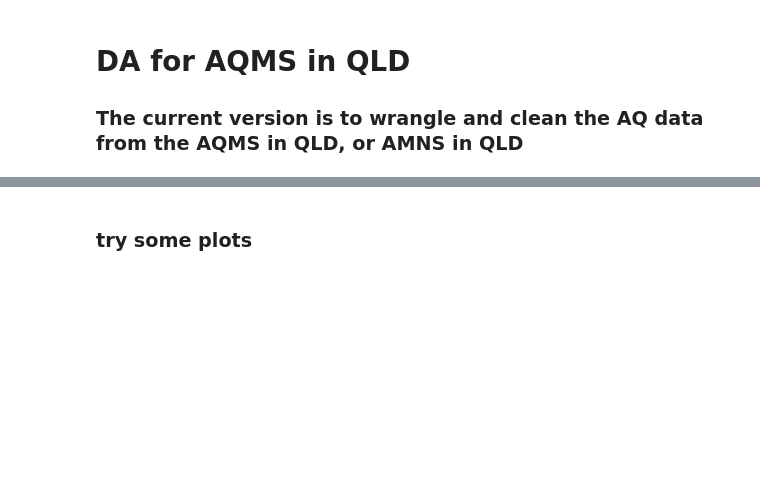
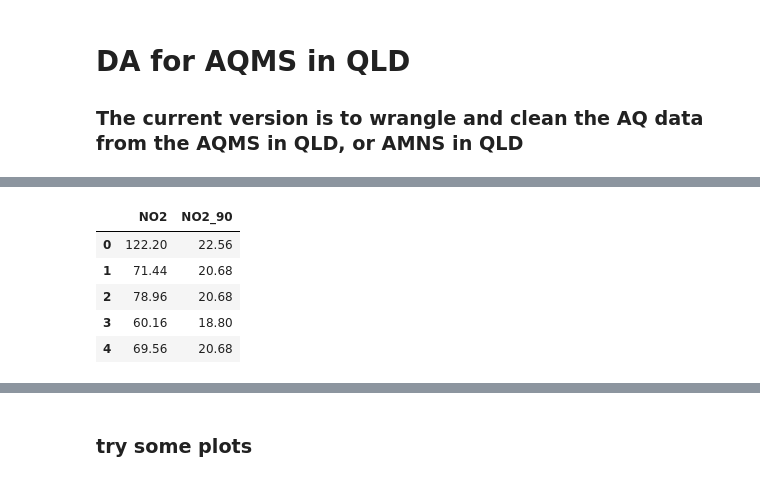
Before and after one commit to GinnCheng/DA_AQ_hub, a Jupyter notebook: main_script.ipynb, the cells around one changed output, grey strips where cells are left out. Saved outputs shown, nothing was run; the diff lists cells and outputs as text; code cells hidden in the pictures; blank space fills up the shorter version.

```diff
--- a/main_script.ipynb
+++ b/main_script.ipynb
@@ -52,0 +50,10 @@ df_bc_1hr_avg
+# %%
+df_bc_1hr_avg = bc_data.average(period='1hr')
+df_bc_1hr_avg[['NO2','NO2_90']]
+# %% [output]
+|  | NO2 | NO2_90 |
+| 0 | 122.20 | 22.56 |
+| 1 | 71.44 | 20.68 |
+| 2 | 78.96 | 20.68 |
+| 3 | 60.16 | 18.80 |
+| 4 | 69.56 | 20.68 |
```
Also changed, not shown: parts of 13 cells of this notebook.
